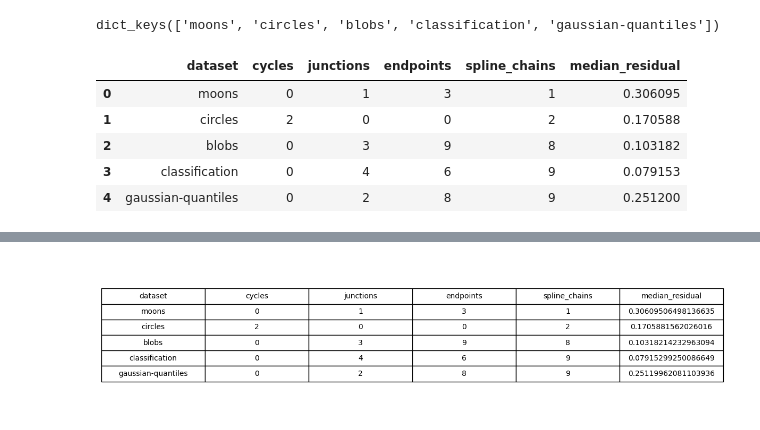
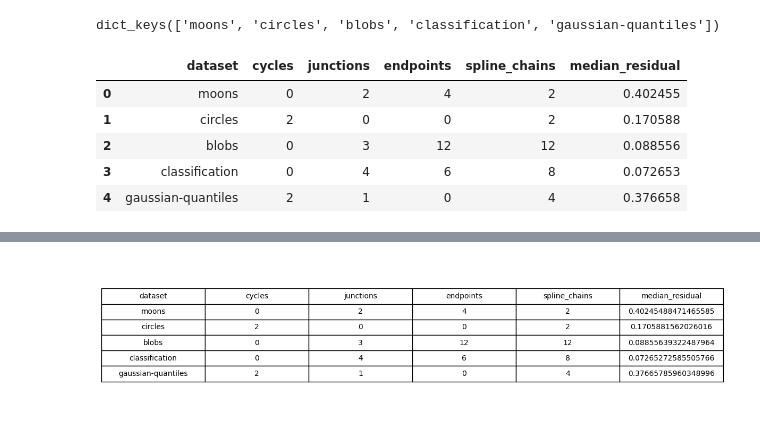
Before and after one commit to fabriziocosta/TopologicalGraphEmbedding, a Jupyter notebook: notebooks/visualize_sklearn_toy_datasets.ipynb, the cells around one changed output, grey strips where cells are left out. Drawn from its saved outputs; the diff is of its cells as text; code cells hidden in the pictures.

```diff
--- a/notebooks/visualize_sklearn_toy_datasets.ipynb
+++ b/notebooks/visualize_sklearn_toy_datasets.ipynb
@@ -67,39 +67,39 @@ summary_rows = []
 for index, (name, (X, labels)) in enumerate(toy_datasets.items()):
     model = SplineGraphEmbedding(
         backbone_initialization="topological",
-        n_centroids=32,
+        n_centroids=45,
         persistence_threshold=None,
         spline_smoothing=0.1,
         max_cycles=4,
         random_state=10 + index,
     )
     with warnings.catch_warnings():
         warnings.filterwarnings(
             'ignore',
             message='Topological landmark constraints could not all be realized by the routing substrate\\.',
             category=RuntimeWarning,
         )
         result = model.fit_transform(X)
     models[name] = model
     embeddings[name] = result
     summary_rows.append({
         'dataset': name,
         'cycles': model.realized_cycle_count_,
         'junctions': len(model.junctions_),
         'endpoints': len(model.endpoints_),
         'spline_chains': len(model.routes_),
         'median_residual': float(np.median(result.residual_norm)),
     })
 
 summary = pd.DataFrame(summary_rows)
 summary
 # %% [output]
 |  | dataset | cycles | junctions | endpoints | spline_chains | median_residual |
-| 0 | moons | 0 | 1 | 3 | 1 | 0.306095 |
+| 0 | moons | 0 | 2 | 4 | 2 | 0.402455 |
 | 1 | circles | 2 | 0 | 0 | 2 | 0.170588 |
-| 2 | blobs | 0 | 3 | 9 | 8 | 0.103182 |
-| 3 | classification | 0 | 4 | 6 | 9 | 0.079153 |
-| 4 | gaussian-quantiles | 0 | 2 | 8 | 9 | 0.251200 |
+| 2 | blobs | 0 | 3 | 12 | 12 | 0.088556 |
+| 3 | classification | 0 | 4 | 6 | 8 | 0.072653 |
+| 4 | gaussian-quantiles | 2 | 1 | 0 | 4 | 0.376658 |
 # %%
 fig, axes = plt.subplots(len(toy_datasets), 4, figsize=(26, 4 * len(toy_datasets)))
 if len(toy_datasets) == 1:
```
Also changed, not shown: parts of 1 cell of this notebook, 13 other files.
